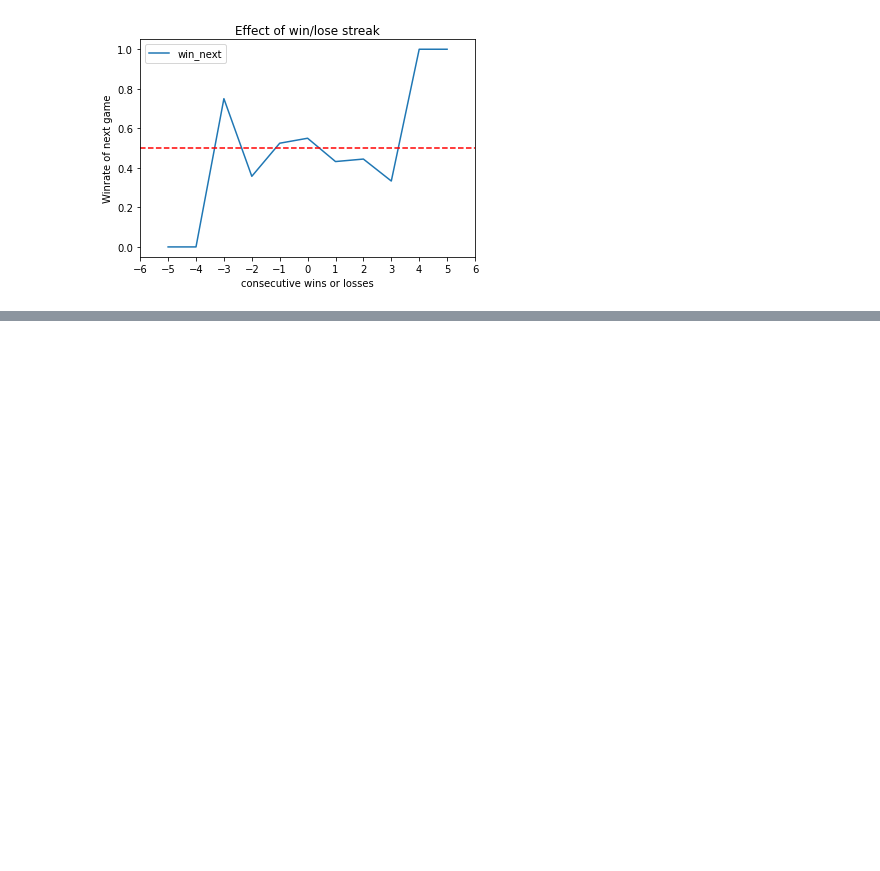
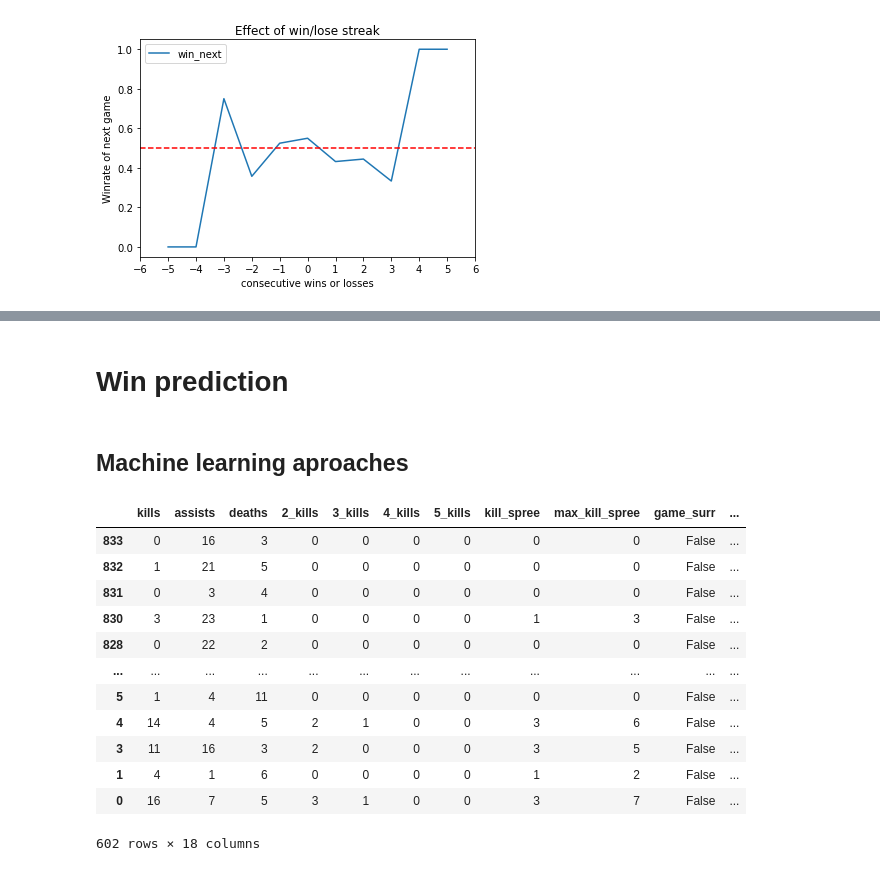
Before and after one commit to ryandamen/tilt, a Jupyter notebook: src/tilt.ipynb, the cells around one changed output, grey strips where cells are left out. Drawn from its saved outputs; the diff is of its cells as text; code cells hidden in the pictures; blank space fills up the shorter version.

```diff
--- a/src/tilt.ipynb
+++ b/src/tilt.ipynb
@@ -619,0 +637,27 @@ plt.show()
+# %% [markdown]
+# Win prediction
+# %% [markdown]
+## Machine learning aproaches
+# %%
+# Preprocessing
+# Drop remake rows:
+df = sumo_info.drop(sumo_info[sumo_info.remake == True].index).dropna()
+
+# drop useless columns:
+bad_cols = ["match_id", "puuid", "rank", "pos", "remake", "pre_15_surr"]
+df.drop(bad_cols, axis = 1, inplace=True)
+df
+# %% [output]
+|  | kills | assists | deaths | 2_kills | 3_kills | 4_kills | 5_kills | kill_spree | max_kill_spree | game_surr | ... |
+| 833 | 0 | 16 | 3 | 0 | 0 | 0 | 0 | 0 | 0 | False | ... |
+| 832 | 1 | 21 | 5 | 0 | 0 | 0 | 0 | 0 | 0 | False | ... |
+| 831 | 0 | 3 | 4 | 0 | 0 | 0 | 0 | 0 | 0 | False | ... |
+| 830 | 3 | 23 | 1 | 0 | 0 | 0 | 0 | 1 | 3 | False | ... |
+| 828 | 0 | 22 | 2 | 0 | 0 | 0 | 0 | 0 | 0 | False | ... |
+| ... | ... | ... | ... | ... | ... | ... | ... | ... | ... | ... | ... |
+| 5 | 1 | 4 | 11 | 0 | 0 | 0 | 0 | 0 | 0 | False | ... |
+| 4 | 14 | 4 | 5 | 2 | 1 | 0 | 0 | 3 | 6 | False | ... |
+| 3 | 11 | 16 | 3 | 2 | 0 | 0 | 0 | 3 | 5 | False | ... |
+| 1 | 4 | 1 | 6 | 0 | 0 | 0 | 0 | 1 | 2 | False | ... |
+| 0 | 16 | 7 | 5 | 3 | 1 | 0 | 0 | 3 | 7 | False | ... |
+602 rows × 18 columns
```
Also changed, not shown: parts of 8 cells of this notebook.
